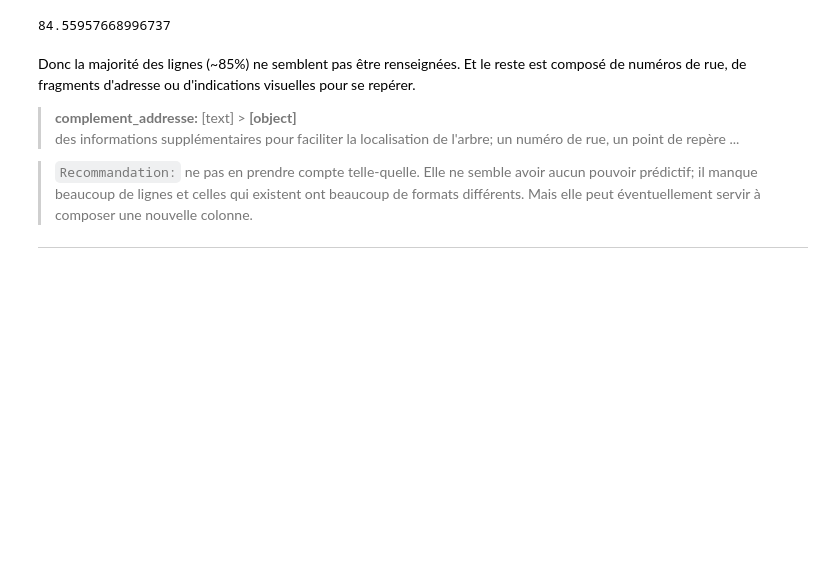
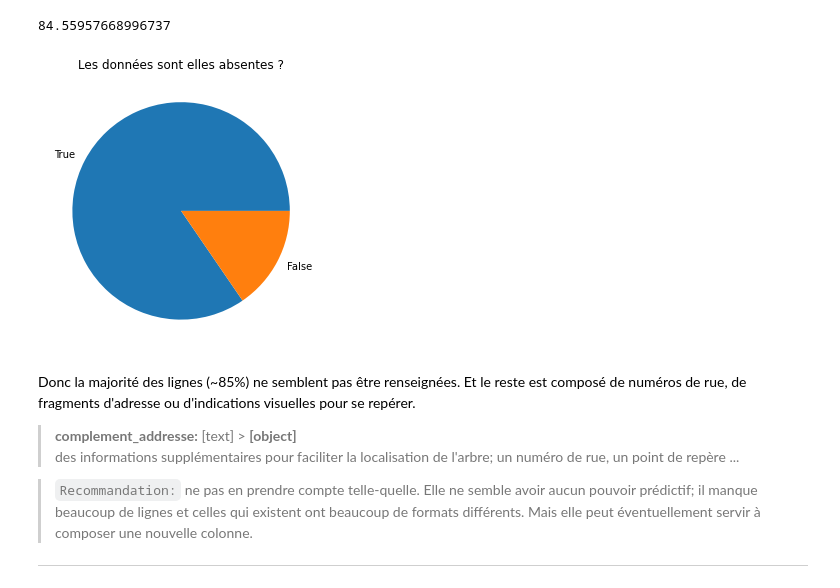
Before and after one commit to Valkea/OC_AI_02, a Jupyter notebook: EDA.ipynb, the cells around one changed output. Drawn from its saved outputs; the diff is of its cells as text; code cells hidden in the pictures; blank space fills up the shorter version.

```diff
--- a/EDA.ipynb
+++ b/EDA.ipynb
@@ -330,6 +334,15 @@ data['complement_addresse'].isnull().sum()
 169235/200137*100
 # %% [output]
 84.55957668996737
+# %%
+fig = plt.figure(figsize=[5,5])
+check = data['complement_addresse'].isnull().value_counts()
+plt.pie(list(check), labels=check.keys())
+#plt.legend()
+plt.title("Les données sont elles absentes ?")
+plt.show()
+# %% [output]
+[figure, added]
 # %% [markdown]
 Donc la majorité des lignes (~85%) ne semblent pas être renseignées. Et le reste est composé de numéros de rue, de fragments d'adresse ou d'indications visuelles pour se repérer.
 
```
Also changed, not shown: parts of 93 cells of this notebook.
